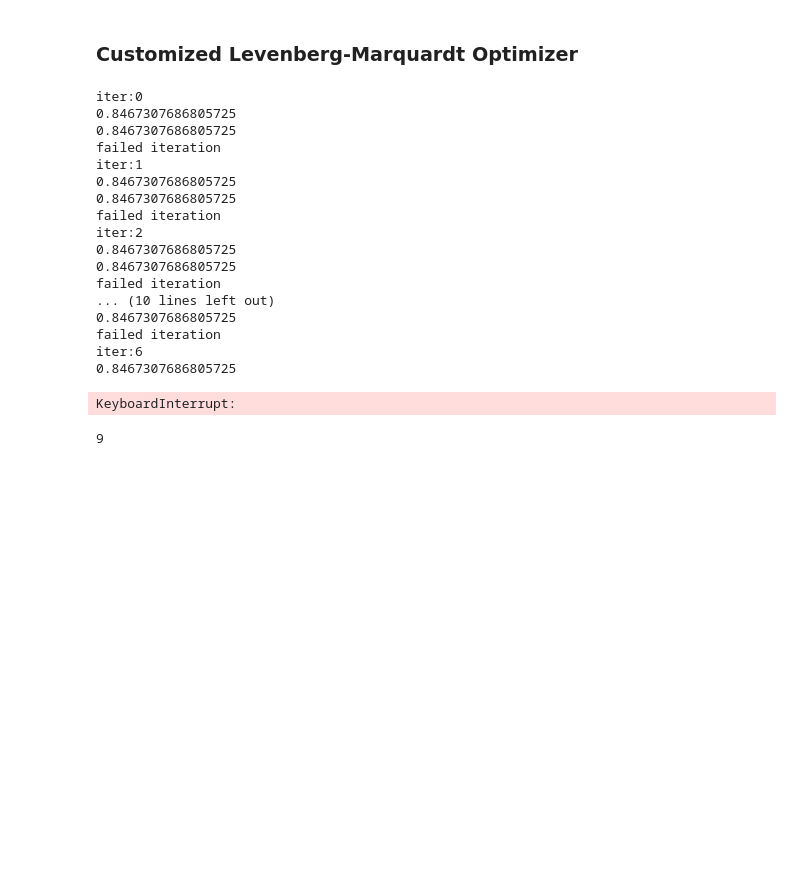
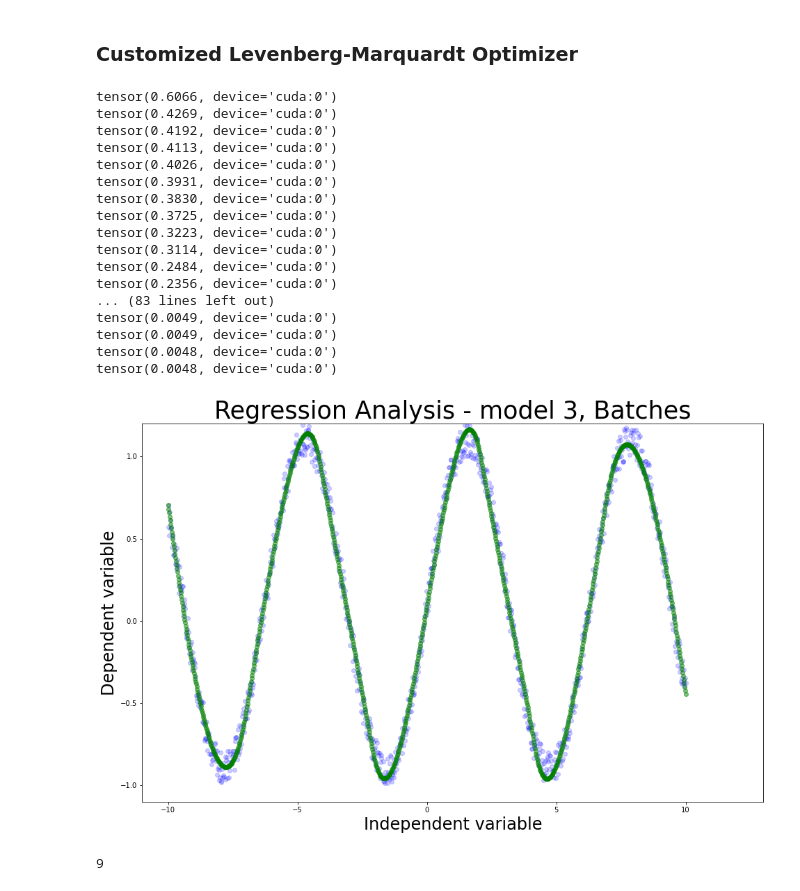
Before and after one commit to opooladz/Survey-of-Second-Order-Optimizers, a Jupyter notebook: toy_demo.ipynb, the cells around one changed output. Drawn from its saved outputs; the diff is of its cells as text; code cells hidden in the pictures; blank space fills up the shorter version.

Commit message:
fixed issues with LM method using step style optimizer

```diff
--- a/toy_demo.ipynb
+++ b/toy_demo.ipynb
@@ -131,50 +148,61 @@ class LM(Optimizer):
                 offset += numel
 # %%
 net = torch.nn.Sequential(
-        torch.nn.Linear(1, 50),
-        torch.nn.LeakyReLU(),
-        torch.nn.Linear(50, 20),
-        torch.nn.LeakyReLU(),
-        torch.nn.Linear(20, 1),
+        torch.nn.Linear(1, 10),
+        torch.nn.ELU(),
+        torch.nn.Linear(10, 1),
     )
 net.cuda('cuda:0')
 
-optimizer = LM(net.parameters())
+optimizer = LM(net.parameters(),lr=1)
+
 BATCH_SIZE = 64
 EPOCH = 200
 x = torch.unsqueeze(torch.linspace(-10, 10, 1000), dim=1)
 y = torch.sin(x) + 0.2*torch.rand(x.size())
 data, target = x.to('cuda:0'), y.to('cuda:0')
 # %%
-n_iter=100
-
+n_iter=200
+def closure():
+    out = net(data)
+    diff = (out - target).squeeze()
+    return diff
 for iter in range(n_iter):
-    print ('iter:{}'.format(iter))
-    def closure():
-        optimizer.zero_grad()
-        out = net(data)
-        diff = (out - target).squeeze()
-        return diff
+    # print ('iter:{}'.format(iter))
+    optimizer.zero_grad()
     optimizer.step(closure)
 # %% [output]
-iter:0
-0.8467307686805725
-0.8467307686805725
-failed iteration
-iter:1
-0.8467307686805725
-0.8467307686805725
-failed iteration
-iter:2
-0.8467307686805725
-0.8467307686805725
-failed iteration
-... (10 lines left out)
-0.8467307686805725
-failed iteration
-iter:6
-0.8467307686805725
+tensor(0.6066, device='cuda:0')
+tensor(0.4269, device='cuda:0')
+tensor(0.4192, device='cuda:0')
+tensor(0.4113, device='cuda:0')
+tensor(0.4026, device='cuda:0')
+tensor(0.3931, device='cuda:0')
+tensor(0.3830, device='cuda:0')
+tensor(0.3725, device='cuda:0')
+tensor(0.3223, device='cuda:0')
+tensor(0.3114, device='cuda:0')
+tensor(0.2484, device='cuda:0')
+tensor(0.2356, device='cuda:0')
+... (83 lines left out)
+tensor(0.0049, device='cuda:0')
+tensor(0.0049, device='cuda:0')
+tensor(0.0048, device='cuda:0')
+tensor(0.0048, device='cuda:0')
-KeyboardInterrupt:
+# %%
+fig, ax = plt.subplots(figsize=(16,10))
+plt.cla()
+ax.set_title('Regression Analysis - model 3, Batches', fontsize=35)
+ax.set_xlabel('Independent variable', fontsize=24)
+ax.set_ylabel('Dependent variable', fontsize=24)
+ax.set_xlim(-11.0, 13.0)
+ax.set_ylim(-1.1, 1.2)
+ax.scatter(x.data.numpy(), y.data.numpy(), color = "blue", alpha=0.2)
+prediction = net(x.cuda('cuda:0'))     # input x and predict based on x
+ax.scatter(x.data.cpu().numpy(), prediction.data.cpu().numpy(), color='green', alpha=0.5)
+plt.show()
+# %% [output]
+[figure, added]
 # %%
 def getClosestFactor(target, number):
     for  i in range(number):
```
Also changed, not shown: parts of 2 cells of this notebook.
